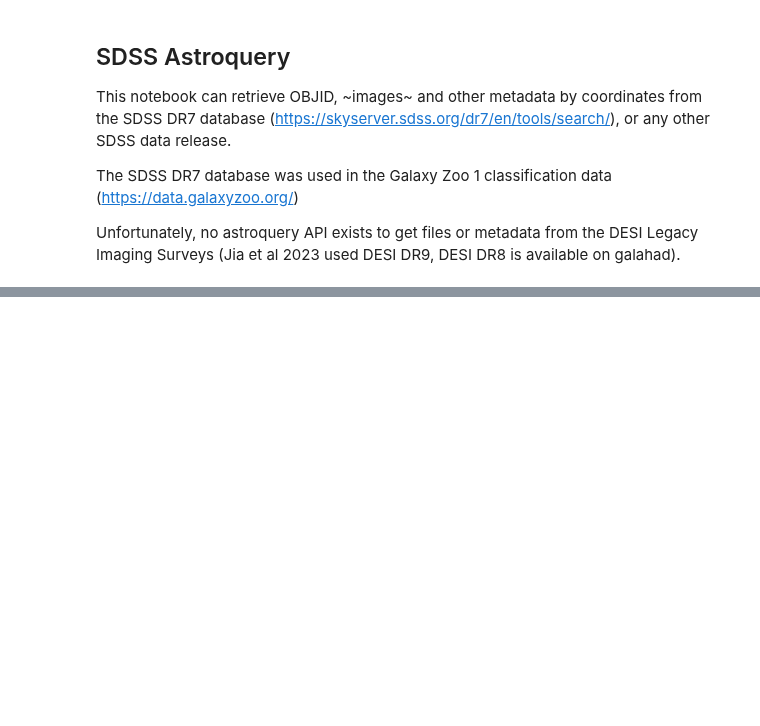
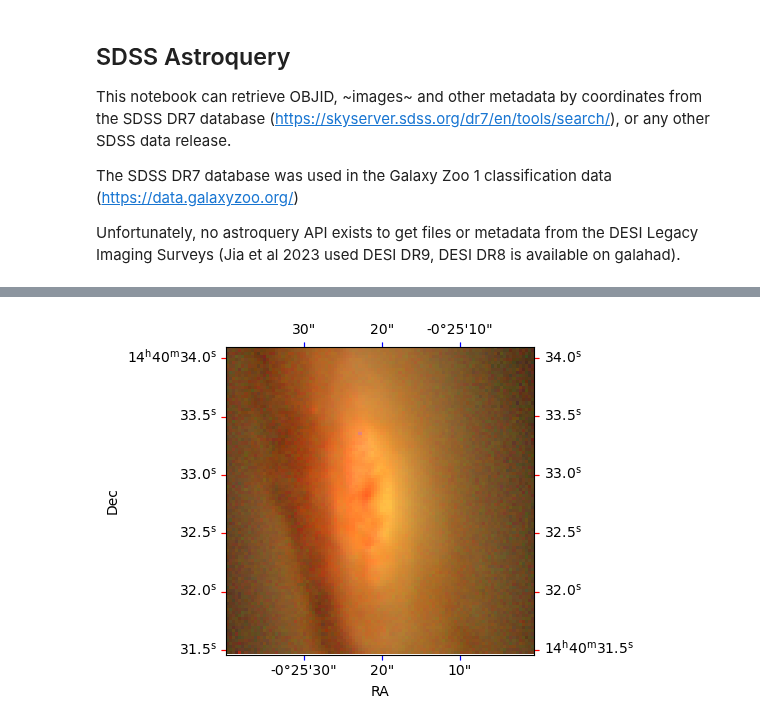
Before and after one commit to neil-power/mphys-galaxy, a Jupyter notebook: Code/astroquery.ipynb, the cells around one changed output, grey strips where cells are left out. Cells and saved outputs as stored; diff of their text form; code cells hidden in the pictures; blank space fills up the shorter version.

```diff
--- a/Code/astroquery.ipynb
+++ b/Code/astroquery.ipynb
@@ -97,0 +86,10 @@ WARNING: FITSFixedWarning: 'datfix' made the change 'Set MJD-OBS to 53080.000000
+# %%
+size=(100,100)
+cropped_i = crop_image(img_i,found_coords,size)
+cropped_r = crop_image(img_r,found_coords,size)
+cropped_g = crop_image(img_g,found_coords,size)
+
+cropped_image = make_lupton_rgb(cropped_i.data, cropped_r.data, cropped_g.data,Q=10, stretch=0.5)
+
+plot_image(cropped_image,wcs)
+# %% [output]
@@ -97,0 +108 @@ WARNING: FITSFixedWarning: 'datfix' made the change 'Set MJD-OBS to 53080.000000
+[figure, added]
```
Also changed, not shown: parts of 7 cells of this notebook.
